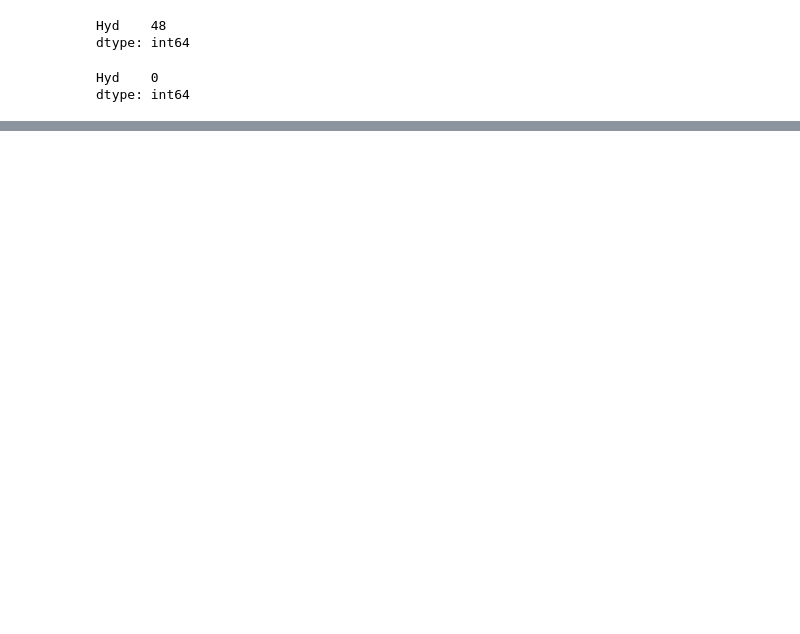
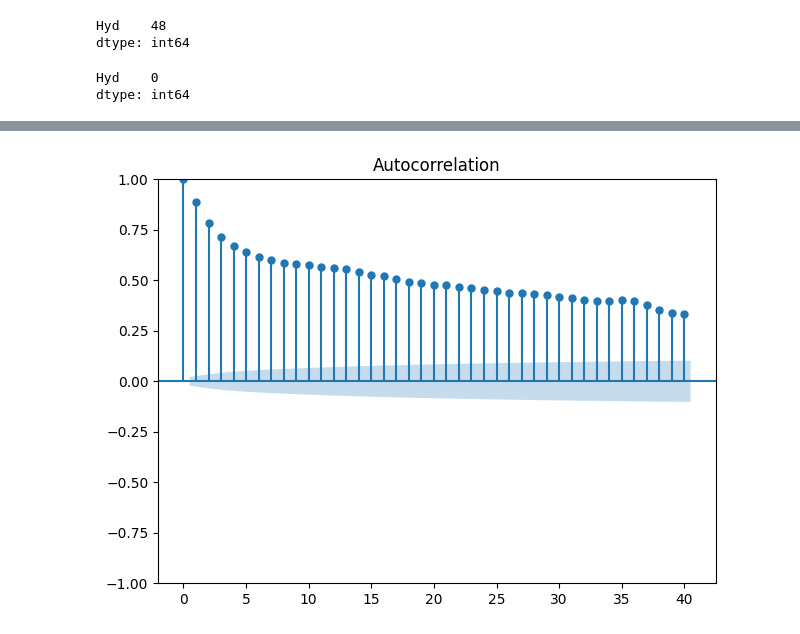
Before and after one commit to 4GeeksAcademy/series_temporales_ErikCaly, a Jupyter notebook: src/explore.ipynb, the cells around one changed output, grey strips where cells are left out. Cells and saved outputs as stored; diff of their text form; code cells hidden in the pictures; blank space fills up the shorter version.

```diff
--- a/src/explore.ipynb
+++ b/src/explore.ipynb
@@ -158,3 +177,12 @@ Critical value (1%)           -3.431150e+00
 Critical value (5%)           -2.861893e+00
 Critical value (10%)          -2.566958e+00
 dtype: float64
+# %%
+from statsmodels.graphics.tsaplots import plot_acf
+
+plot_acf(ts)
+
+plt.tight_layout()
+plt.show()
+# %% [output]
+[figure, added]
```
Also changed, not shown: parts of 13 cells of this notebook, 2 other files.
